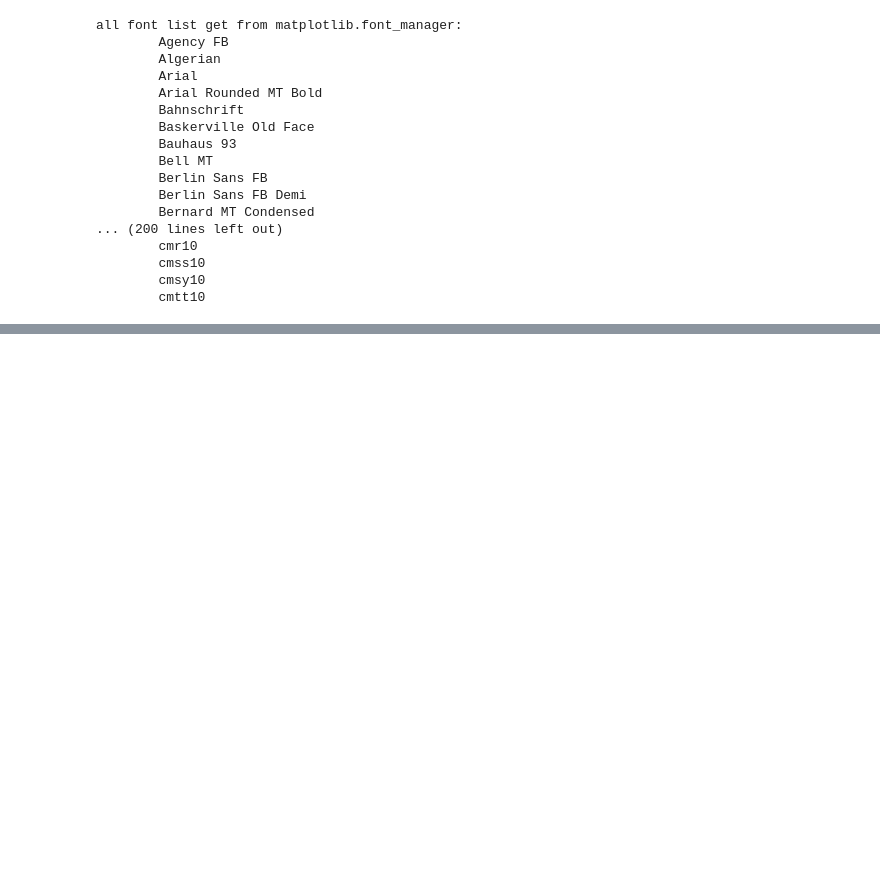
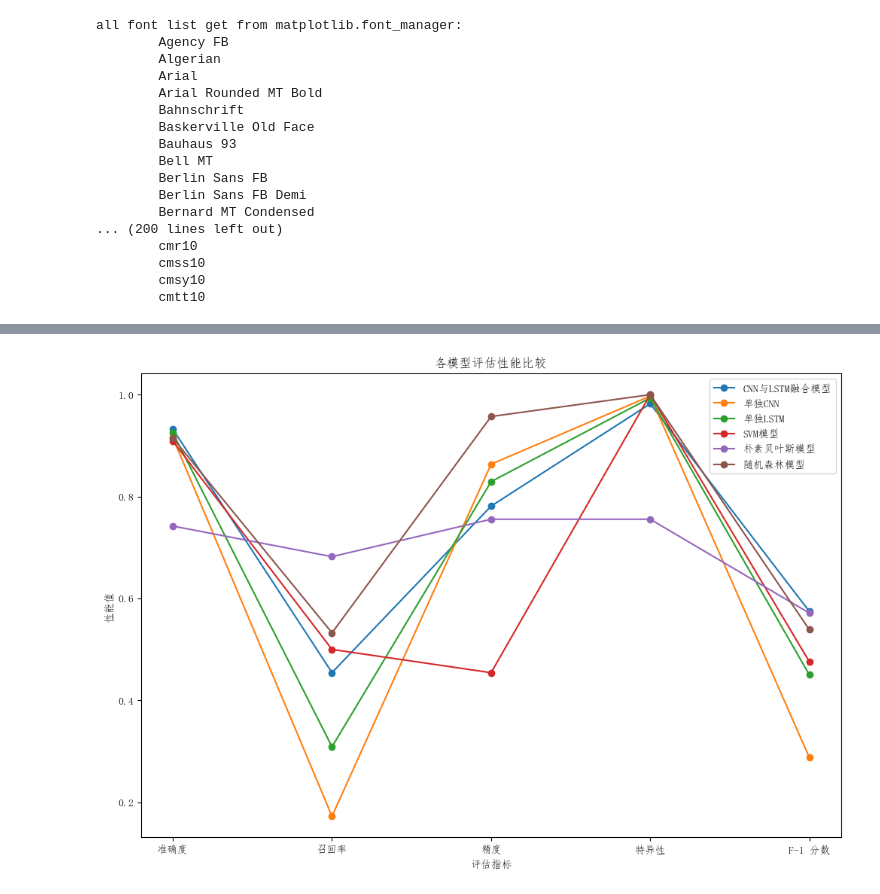
Before and after one commit to fly199004/cnn_lstm_model, a Jupyter notebook: draw.ipynb, the cells around one changed output, grey strips where cells are left out. Saved outputs shown, nothing was run; the diff lists cells and outputs as text; code cells hidden in the pictures; blank space fills up the shorter version.

```diff
--- a/draw.ipynb
+++ b/draw.ipynb
@@ -76,0 +169,33 @@ all font list get from matplotlib.font_manager:
+# %%
+import numpy as np
+import matplotlib.pyplot as plt
+
+# 实验方法及其多个指标数据
+labels = ['准确度', '召回率', '精度', '特异性', 'F-1 分数']
+methods = ['CNN与LSTM融合模型', '单独CNN', '单独LSTM', 'SVM模型', '朴素贝叶斯模型', '随机森林模型']
+stats = np.array([
+    [0.9321, 0.4545, 0.7813, 0.9821, 0.5747],
+    [0.9156, 0.1727, 0.8636, 0.9972, 0.2879],
+    [0.9247, 0.3091, 0.8293, 0.9936, 0.4503],
+    [0.9087, 0.5, 0.4544, 1.0, 0.4761],
+    [0.7421, 0.6821, 0.7555, 0.7555, 0.5715],
+    [0.9147, 0.5326, 0.9571, 1.0, 0.5388]
+])
+
+# 创建图形和轴
+fig, ax = plt.subplots(figsize=(12, 8))
+
+# 对每种方法绘制一条线
+for i, method in enumerate(methods):
+    ax.plot(labels, stats[i], marker='o', label=method)
+
+# 添加标题和标签
+ax.set_title('各模型评估性能比较')
+ax.set_xlabel('评估指标')
+ax.set_ylabel('性能值')
+ax.legend()
+
+# 显示图形
+plt.show()
+# %% [output]
+[figure, added]
```
Also changed, not shown: parts of 8 cells of this notebook, 1 other file.
